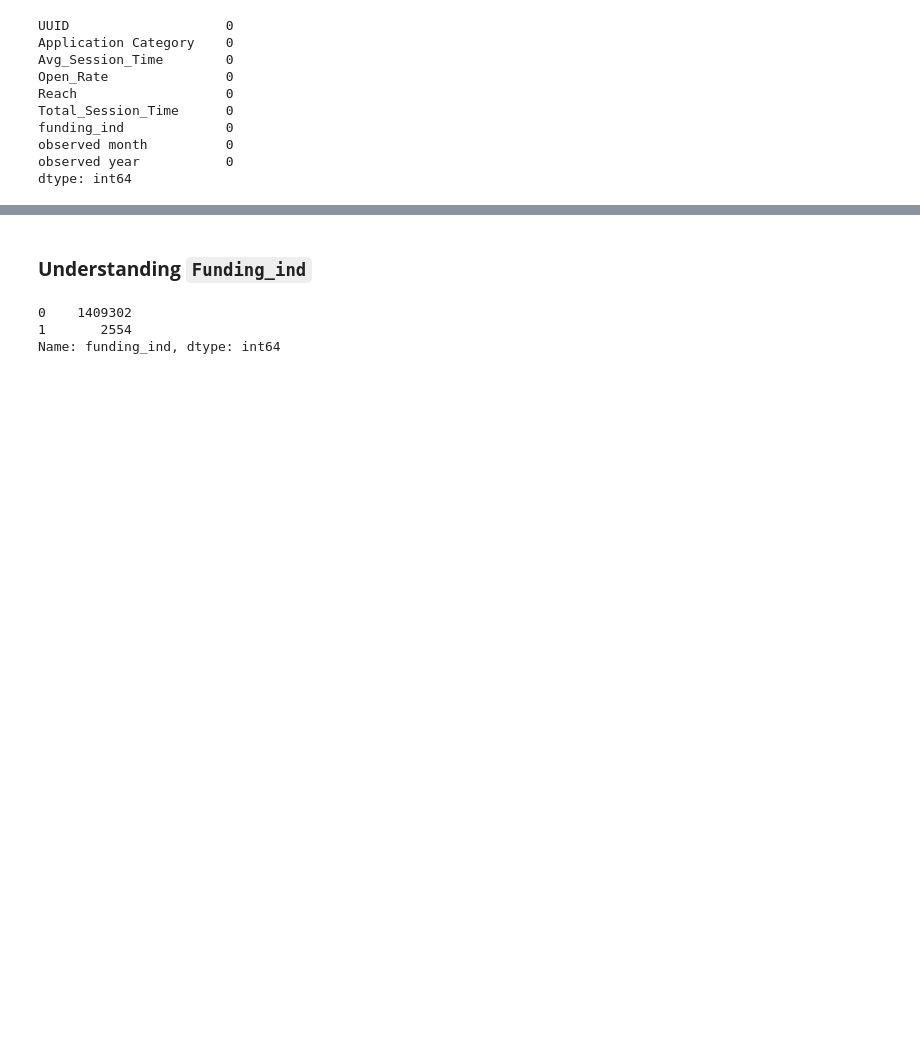
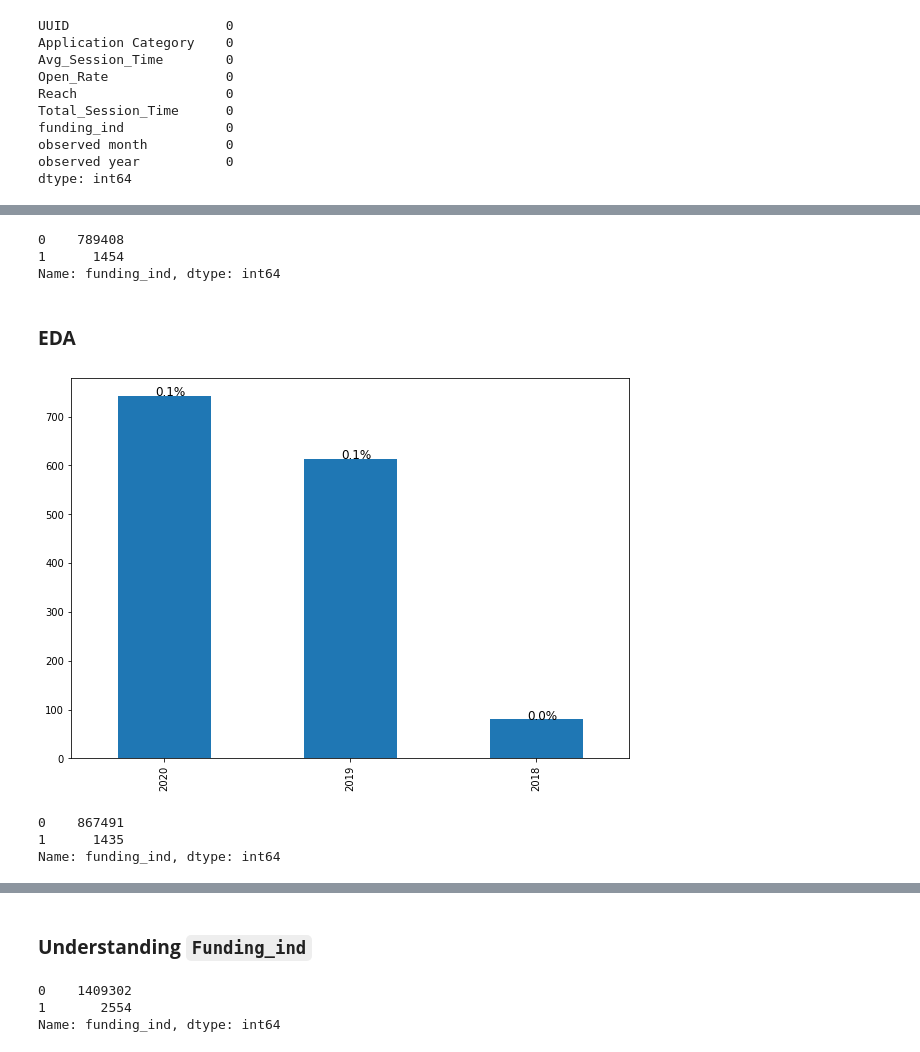
Before and after one commit to anshudhanshu/Startups-Funding-Prediction, a Jupyter notebook: Sudhanshu_Rawat_Team_5_Capstone_Project.ipynb, the cells around one changed output, grey strips where cells are left out. Cells and saved outputs as stored; diff of their text form; code cells hidden in the pictures; blank space fills up the shorter version.

```diff
--- a/Sudhanshu_Rawat_Team_5_Capstone_Project.ipynb
+++ b/Sudhanshu_Rawat_Team_5_Capstone_Project.ipynb
@@ -671,2 +687,2 @@ indx = UUID_value_count_df[(UUID_value_count_df['value_counts'] == 1) | (UUID_va
 # %%
-new_df = month_wise_df.drop(indx)
+new_df = temp.drop(id)
@@ -677,3 +689,5 @@ new_df.shape
+# %%
+new_df = new_df.reset_index()
 # %%
 new_df.funding_ind.value_counts()
 # %% [output]
@@ -735,0 +728,2 @@ array([ 3,  4,  6,  2,  5, 12,  1, 11,  7,  8,  9, 10])
+# %%
+ never_funded_index = np.unique(np.array(never_funded_index))
@@ -735,0 +734,3 @@ array([ 3,  4,  6,  2,  5, 12,  1, 11,  7,  8,  9, 10])
+# %%
+for i in range(7):
+  new_df.drop(never_funded_index[i],inplace=True)
@@ -735,0 +739,8 @@ array([ 3,  4,  6,  2,  5, 12,  1, 11,  7,  8,  9, 10])
+# %%
+new_df.funding_ind.value_counts()
+# %% [output]
+0    789408
+1      1454
+Name: funding_ind, dtype: int64
+# %% [markdown]
+### **EDA**
@@ -735,0 +752,13 @@ array([ 3,  4,  6,  2,  5, 12,  1, 11,  7,  8,  9, 10])
+# %%
+#Trend of recieving funds
+fig, ax = plt.subplots(figsize =(10, 7))
+ax = new_df[new_df['funding_ind']==1]['observed year'].value_counts().plot(kind='bar')
+perc_on_bar(ax,new_df["observed year"])
+# %% [output]
+[figure, added]
+# %%
+new_df.funding_ind.value_counts()
+# %% [output]
+0    867491
+1      1435
+Name: funding_ind, dtype: int64
```
Also changed, not shown: parts of 66 cells of this notebook.
